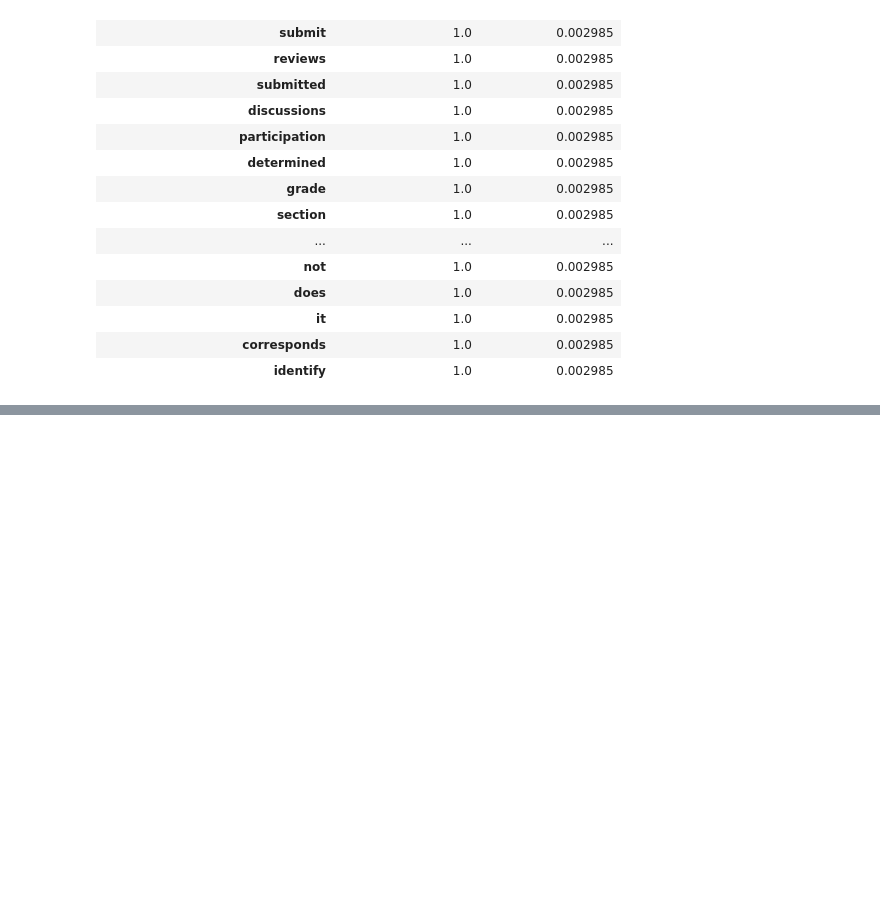
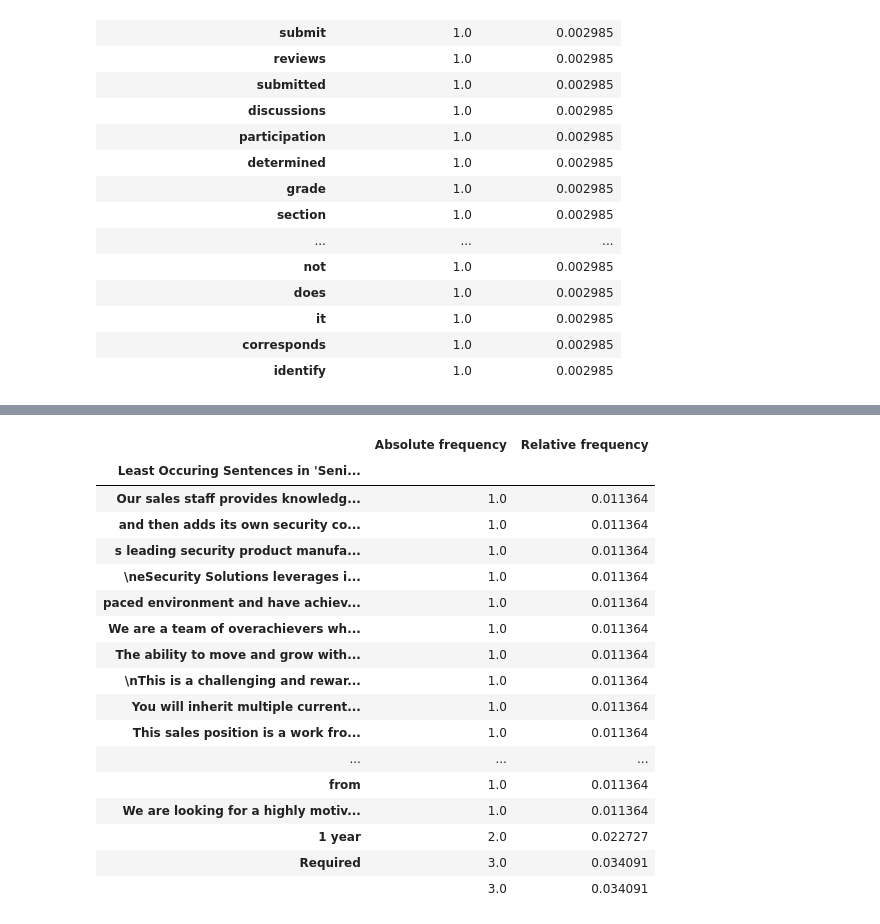
Before and after one commit to aadmassu1/teamHCP, a Jupyter notebook: Extract_info_pdf.ipynb, the cells around one changed output, grey strips where cells are left out. Saved outputs shown, nothing was run; the diff lists cells and outputs as text; code cells hidden in the pictures; blank space fills up the shorter version.

```diff
--- a/Extract_info_pdf.ipynb
+++ b/Extract_info_pdf.ipynb
@@ -237,0 +257,8 @@ print([x[0] for x in sentence_count.most_common()[:-n-1:-1]])
+# %%
+# Creating a dataframe with title as index and description as an attribute
+title, description = df['Title'].to_list(), df['Description'].to_list()
+indeed_df = pd.DataFrame(data={"Title": title,
+                               "Description": description}
+                         )
+# removing rows with 'None' for their Job-Title
+indeed_df = indeed_df[indeed_df.index != 'None']
@@ -237,0 +279,5 @@ print([x[0] for x in sentence_count.most_common()[:-n-1:-1]])
+# %%
+# Converting the above dataframe into dictionary for iteration {title: description}
+indeed = {}
+for (t, d) in zip(title, description): # loops through the list title and description
+    indeed[t] = d # sets the title as key and the description as the value
@@ -237,0 +288,36 @@ print([x[0] for x in sentence_count.most_common()[:-n-1:-1]])
+# %%
+# iterating through the Job's to tokenize into sentences and words
+for key in indeed:
+    text = indeed[key]
+    # Tokenize into sentence or phrase
+    sentence_count, s1 = get_sentence_counter(text=text)
+    indeed_sentence = make_df(sentence_count.most_common()[:-n-1:-1], s1,
+            ind_name= f'Least Occuring Sentences in\n \'{key}\'')
+    # Tokenize into words
+    word_count, s2 = get_text_counter(text, avoid, word_pattern)
+    indeed_word = make_df(word_count.most_common()[:-n-1:-1], s2,
+            ind_name= f'Least Occuring Words in\n \'{key}\'')
+    break
+# I am breaking here because I would like to see what could be done for just one job posting
+# then find a way to save each iteration for each job posting separately in  some format
+# %%
+indeed_sentence.tail(20)
+# %% [output]
+|  | Absolute frequency | Relative frequency |
+| Least Occuring Sentences in 'Seni... |  |  |
+| Our sales staff provides knowledg... | 1.0 | 0.011364 |
+| and then adds its own security co... | 1.0 | 0.011364 |
+| s leading security product manufa... | 1.0 | 0.011364 |
+| \neSecurity Solutions leverages i... | 1.0 | 0.011364 |
+| paced environment and have achiev... | 1.0 | 0.011364 |
+| We are a team of overachievers wh... | 1.0 | 0.011364 |
+| The ability to move and grow with... | 1.0 | 0.011364 |
+| \nThis is a challenging and rewar... | 1.0 | 0.011364 |
+| You will inherit multiple current... | 1.0 | 0.011364 |
+| This sales position is a work fro... | 1.0 | 0.011364 |
+| ... | ... | ... |
+| from | 1.0 | 0.011364 |
+| We are looking for a highly motiv... | 1.0 | 0.011364 |
+| 1 year | 2.0 | 0.022727 |
+| Required | 3.0 | 0.034091 |
+|  | 3.0 | 0.034091 |
```
Also changed, not shown: parts of 8 cells of this notebook, 2 other files.
